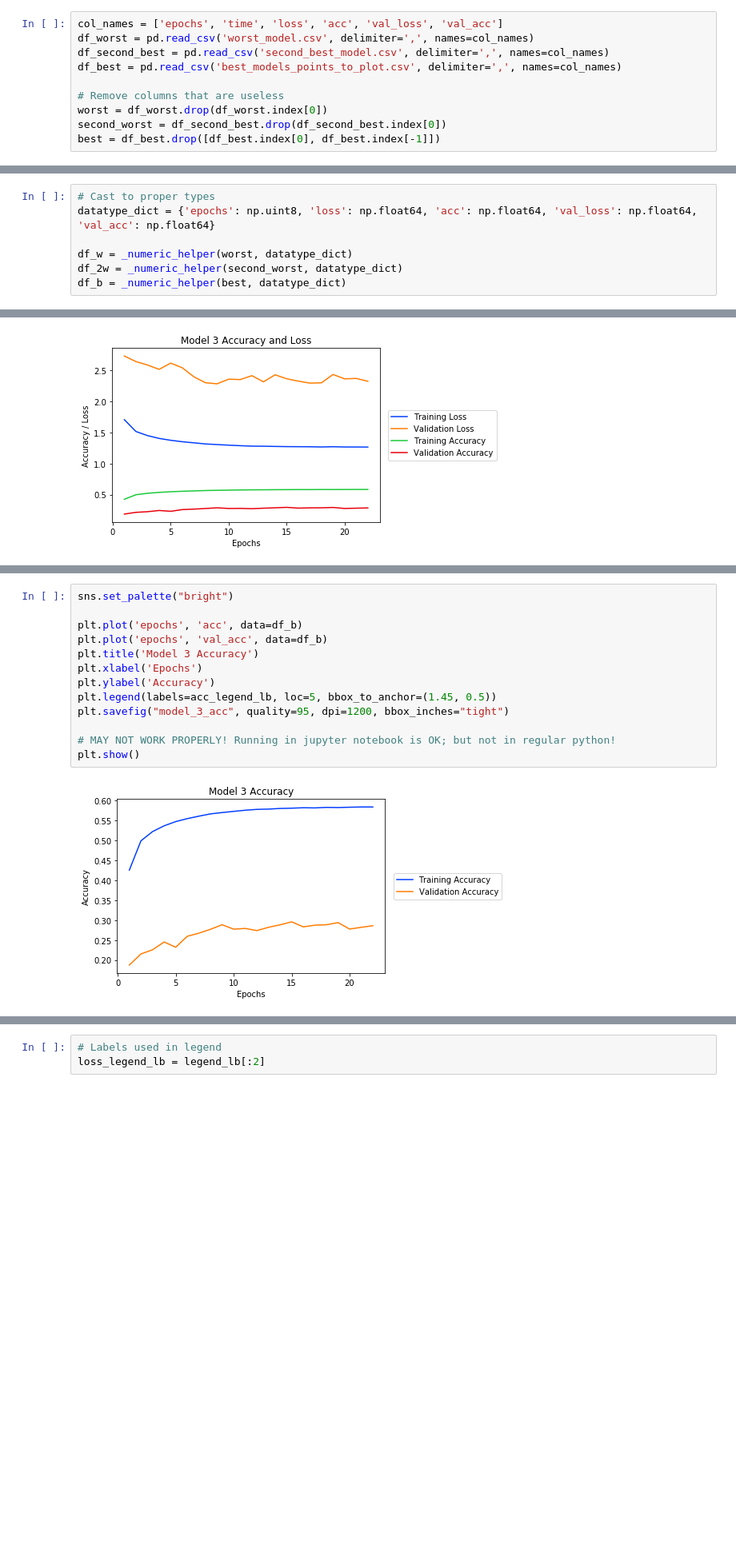
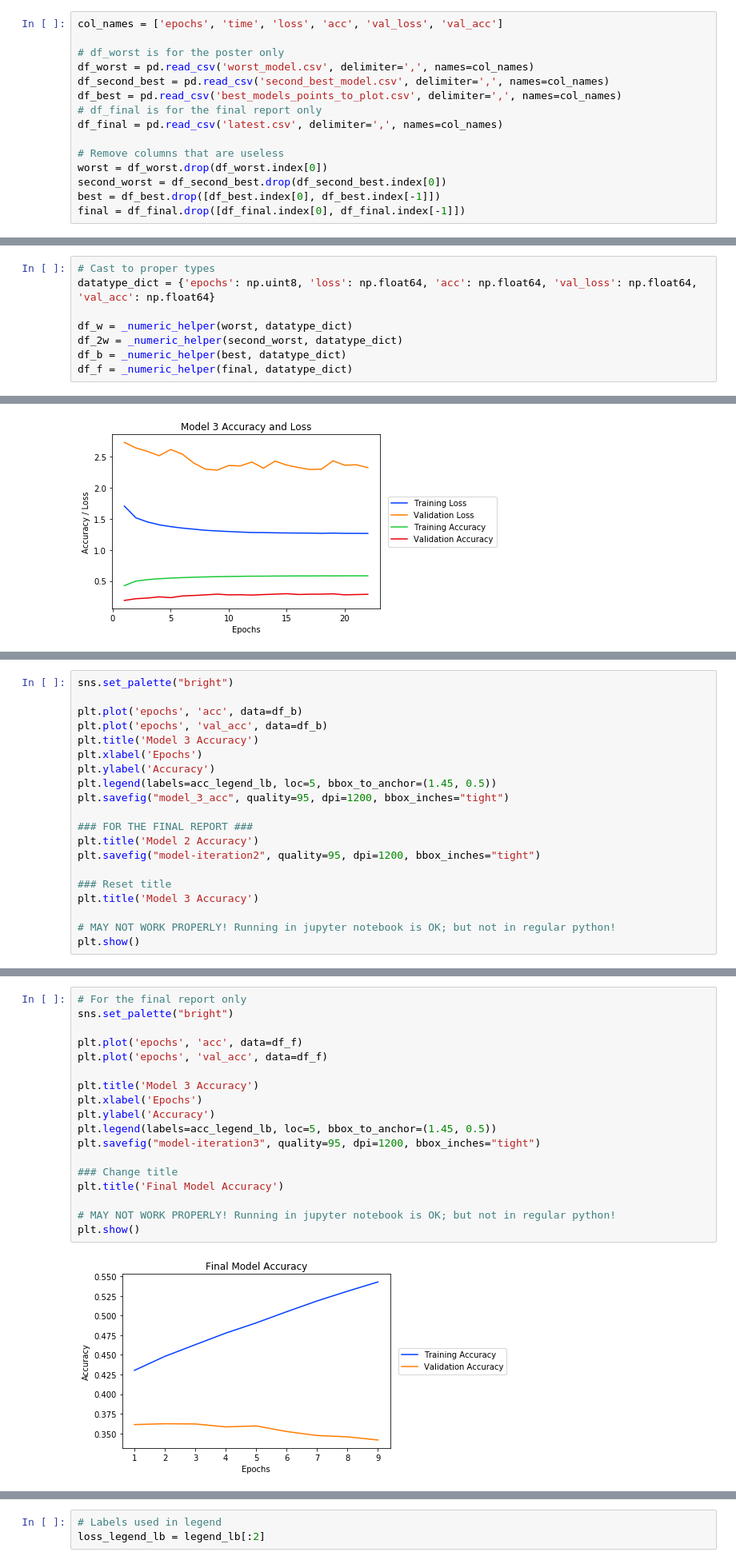
Before and after one commit to brandonscolieri/FaceValue, a Jupyter notebook: images/graphs.ipynb, the cells around one changed output, grey strips where cells are left out. Shown: that part at 80% size. Saved outputs shown, nothing was run; the diff lists cells and outputs as text; blank space fills up the shorter version.

Commit message:
Adding third model graphs

```diff
--- a/images/graphs.ipynb
+++ b/images/graphs.ipynb
@@ -7,14 +7,19 @@ import matplotlib.pyplot as plt
 import seaborn as sns
 # %%
 col_names = ['epochs', 'time', 'loss', 'acc', 'val_loss', 'val_acc']
+
+# df_worst is for the poster only
 df_worst = pd.read_csv('worst_model.csv', delimiter=',', names=col_names)
 df_second_best = pd.read_csv('second_best_model.csv', delimiter=',', names=col_names)
 df_best = pd.read_csv('best_models_points_to_plot.csv', delimiter=',', names=col_names)
+# df_final is for the final report only
+df_final = pd.read_csv('latest.csv', delimiter=',', names=col_names)
 
 # Remove columns that are useless
 worst = df_worst.drop(df_worst.index[0])
 second_worst = df_second_best.drop(df_second_best.index[0])
 best = df_best.drop([df_best.index[0], df_best.index[-1]])
+final = df_final.drop([df_final.index[0], df_final.index[-1]])
 # %%
 # Helper function to change strings in columns to numeric datatypes
 
@@ -29,6 +34,7 @@ datatype_dict = {'epochs': np.uint8, 'loss': np.float64, 'acc': np.float64, 'val
 df_w = _numeric_helper(worst, datatype_dict)
 df_2w = _numeric_helper(second_worst, datatype_dict)
 df_b = _numeric_helper(best, datatype_dict)
+df_f = _numeric_helper(final, datatype_dict)
 # %%
 # # Helper function
 
@@ -211,3 +233,23 @@ plt.savefig("model_2_acc", quality=95, dpi=1200, bbox_inches="tight")
 plt.show()
 # %% [output]
 [figure]
+# %%
+sns.set_palette("bright")
+
+plt.plot('epochs', 'acc', data=df_b)
+plt.plot('epochs', 'val_acc', data=df_b)
+plt.title('Model 3 Accuracy')
+plt.xlabel('Epochs')
+plt.ylabel('Accuracy')
+plt.legend(labels=acc_legend_lb, loc=5, bbox_to_anchor=(1.45, 0.5))
+plt.savefig("model_3_acc", quality=95, dpi=1200, bbox_inches="tight")
+
+### FOR THE FINAL REPORT ###
+plt.title('Model 2 Accuracy')
+plt.savefig("model-iteration2", quality=95, dpi=1200, bbox_inches="tight")
+
+### Reset title
+plt.title('Model 3 Accuracy')
+
+# MAY NOT WORK PROPERLY! Running in jupyter notebook is OK; but not in regular python!
+plt.show()
@@ -214,15 +258,20 @@ plt.show()
 # %%
+# For the final report only
 sns.set_palette("bright")
 
-plt.plot('epochs', 'acc', data=df_b)
-plt.plot('epochs', 'val_acc', data=df_b)
+plt.plot('epochs', 'acc', data=df_f)
+plt.plot('epochs', 'val_acc', data=df_f)
+
 plt.title('Model 3 Accuracy')
 plt.xlabel('Epochs')
 plt.ylabel('Accuracy')
 plt.legend(labels=acc_legend_lb, loc=5, bbox_to_anchor=(1.45, 0.5))
-plt.savefig("model_3_acc", quality=95, dpi=1200, bbox_inches="tight")
+plt.savefig("model-iteration3", quality=95, dpi=1200, bbox_inches="tight")
+
+### Change title
+plt.title('Final Model Accuracy')
 
 # MAY NOT WORK PROPERLY! Running in jupyter notebook is OK; but not in regular python!
 plt.show()
 # %% [output]
-[figure, old version]
+[figure, new version]
```
Also changed, not shown: parts of 17 cells of this notebook, 5 other files.
